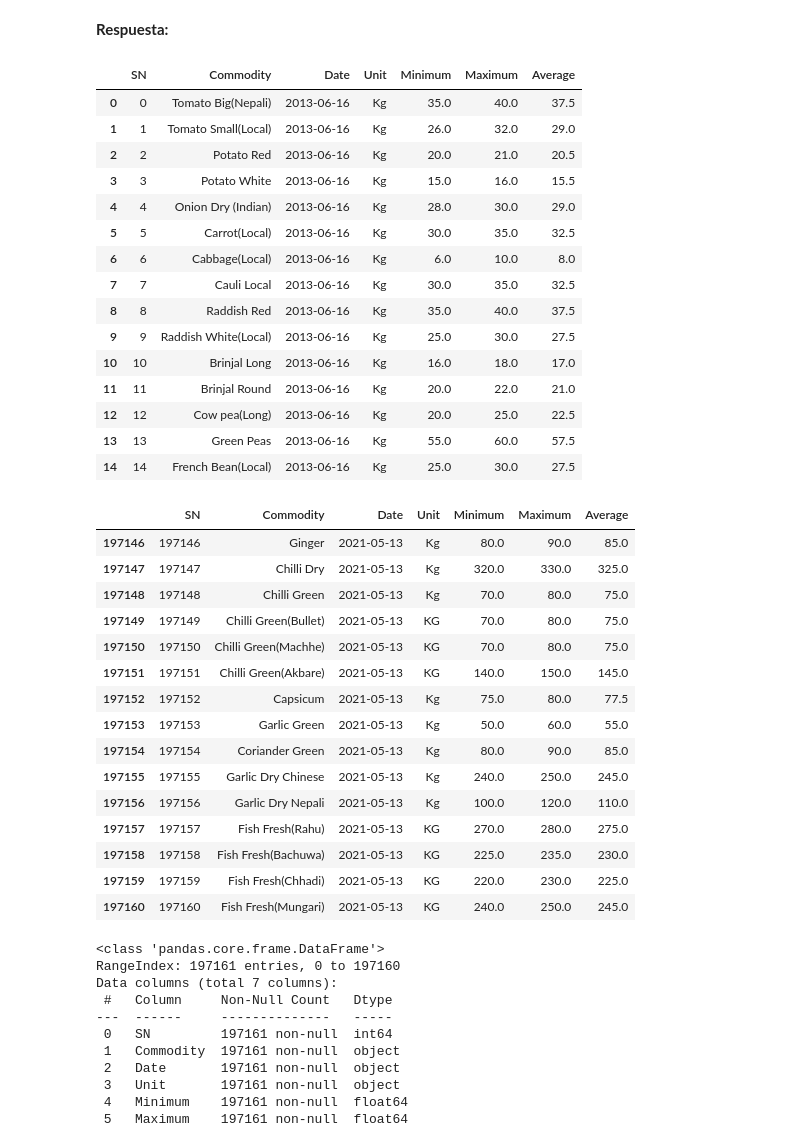
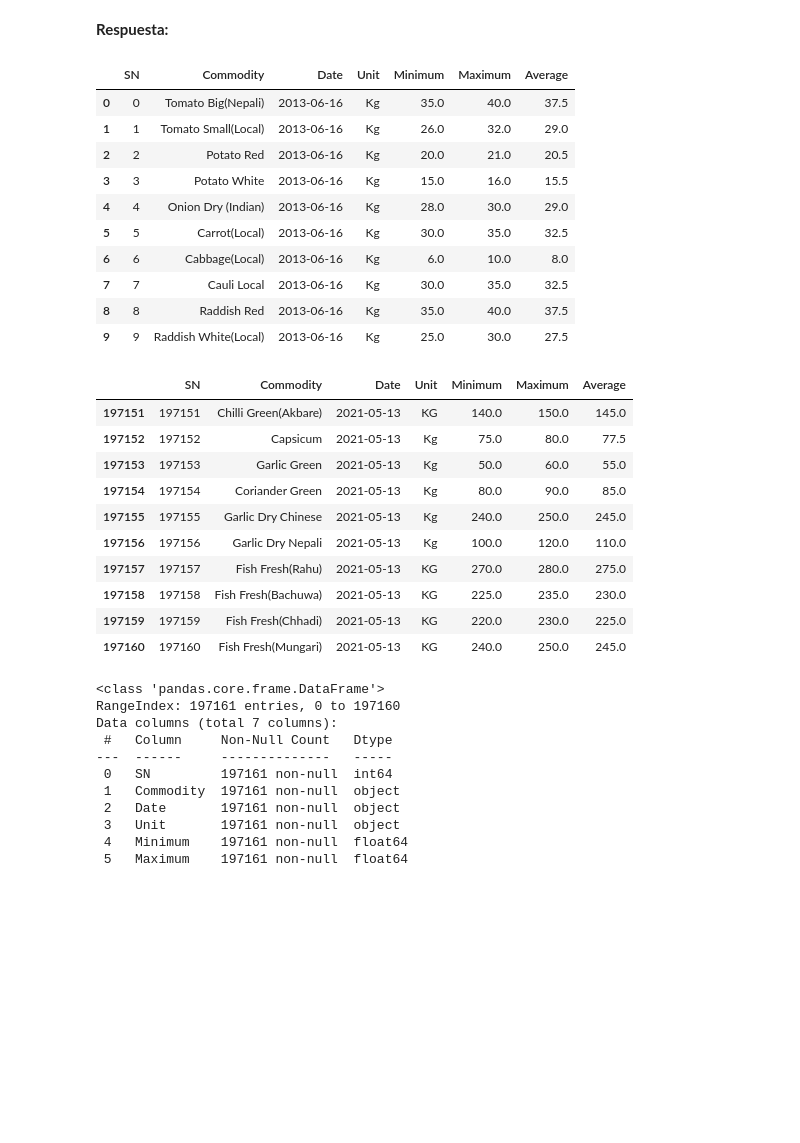
Before and after one commit to melaniejalea/Laboratorios-MDS7202, a Jupyter notebook: Laboratorio 8/Lab8.ipynb, the cells around one changed output. Drawn from its saved outputs; the diff is of its cells as text; code cells hidden in the pictures; blank space fills up the shorter version.

```diff
--- a/Laboratorio 8/Lab8.ipynb
+++ b/Laboratorio 8/Lab8.ipynb
@@ -138,33 +138,23 @@ Don Sergio quiere nutricer lo mejor posible durante su tiempo de entrenamiento,
 # %%
 # Leer el dataset
 df = pd.read_csv('/content/fruit_vegetables.csv')
-df.head(15)
+df.head(10)
 # %% [output]
 |  | SN | Commodity | Date | Unit | Minimum | Maximum | Average |
 | 0 | 0 | Tomato Big(Nepali) | 2013-06-16 | Kg | 35.0 | 40.0 | 37.5 |
 | 1 | 1 | Tomato Small(Local) | 2013-06-16 | Kg | 26.0 | 32.0 | 29.0 |
 | 2 | 2 | Potato Red | 2013-06-16 | Kg | 20.0 | 21.0 | 20.5 |
 | 3 | 3 | Potato White | 2013-06-16 | Kg | 15.0 | 16.0 | 15.5 |
 | 4 | 4 | Onion Dry (Indian) | 2013-06-16 | Kg | 28.0 | 30.0 | 29.0 |
 | 5 | 5 | Carrot(Local) | 2013-06-16 | Kg | 30.0 | 35.0 | 32.5 |
 | 6 | 6 | Cabbage(Local) | 2013-06-16 | Kg | 6.0 | 10.0 | 8.0 |
 | 7 | 7 | Cauli Local | 2013-06-16 | Kg | 30.0 | 35.0 | 32.5 |
 | 8 | 8 | Raddish Red | 2013-06-16 | Kg | 35.0 | 40.0 | 37.5 |
 | 9 | 9 | Raddish White(Local) | 2013-06-16 | Kg | 25.0 | 30.0 | 27.5 |
-| 10 | 10 | Brinjal Long | 2013-06-16 | Kg | 16.0 | 18.0 | 17.0 |
-| 11 | 11 | Brinjal Round | 2013-06-16 | Kg | 20.0 | 22.0 | 21.0 |
-| 12 | 12 | Cow pea(Long) | 2013-06-16 | Kg | 20.0 | 25.0 | 22.5 |
-| 13 | 13 | Green Peas | 2013-06-16 | Kg | 55.0 | 60.0 | 57.5 |
-| 14 | 14 | French Bean(Local) | 2013-06-16 | Kg | 25.0 | 30.0 | 27.5 |
 # %%
-df.tail(15)
+df.tail(10)
 # %% [output]
 |  | SN | Commodity | Date | Unit | Minimum | Maximum | Average |
-| 197146 | 197146 | Ginger | 2021-05-13 | Kg | 80.0 | 90.0 | 85.0 |
-| 197147 | 197147 | Chilli Dry | 2021-05-13 | Kg | 320.0 | 330.0 | 325.0 |
-| 197148 | 197148 | Chilli Green | 2021-05-13 | Kg | 70.0 | 80.0 | 75.0 |
-| 197149 | 197149 | Chilli Green(Bullet) | 2021-05-13 | KG | 70.0 | 80.0 | 75.0 |
-| 197150 | 197150 | Chilli Green(Machhe) | 2021-05-13 | KG | 70.0 | 80.0 | 75.0 |
 | 197151 | 197151 | Chilli Green(Akbare) | 2021-05-13 | KG | 140.0 | 150.0 | 145.0 |
 | 197152 | 197152 | Capsicum | 2021-05-13 | Kg | 75.0 | 80.0 | 77.5 |
 | 197153 | 197153 | Garlic Green | 2021-05-13 | Kg | 50.0 | 60.0 | 55.0 |
```
Also changed, not shown: parts of 32 cells of this notebook.
